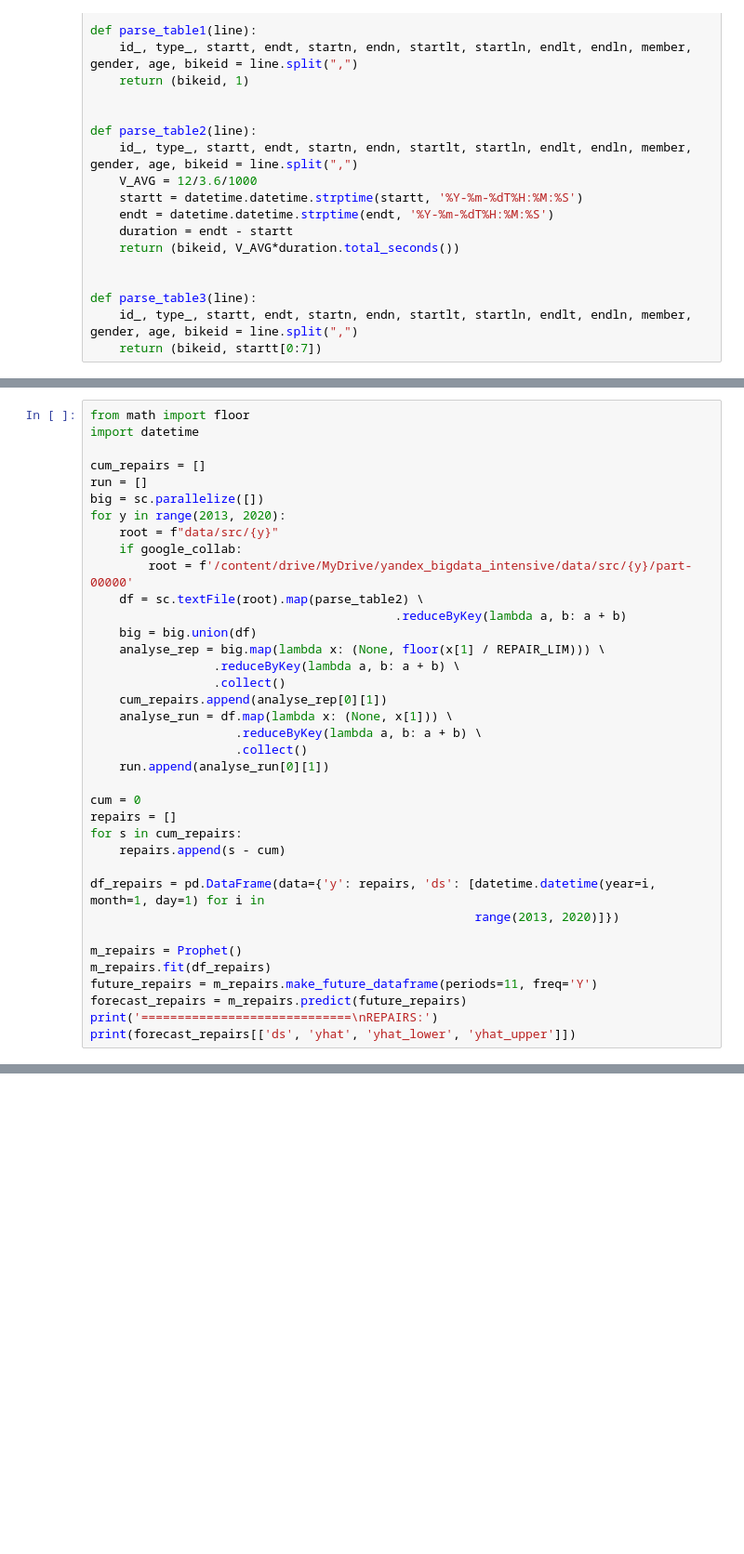
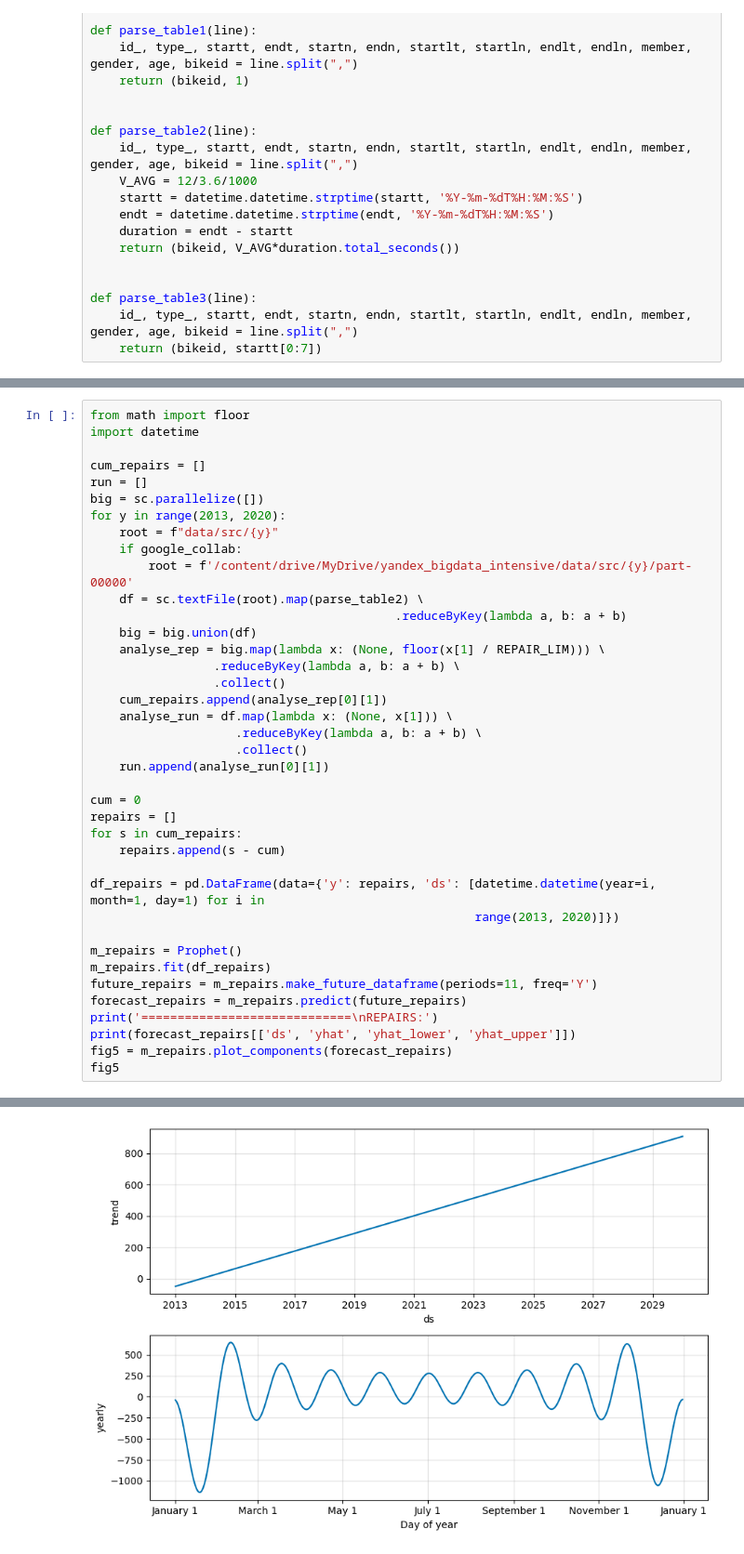
Before and after one commit to Konstantin-Kalug/yandex_bigdata_intensive, a Jupyter notebook: prophet.ipynb, the cells around one changed output, grey strips where cells are left out. Shown at 93% size. Drawn from its saved outputs; the diff is of its cells as text; blank space fills up the shorter version.

```diff
--- a/prophet.ipynb
+++ b/prophet.ipynb
@@ -432,6 +378,8 @@ future_repairs = m_repairs.make_future_dataframe(periods=11, freq='Y')
 forecast_repairs = m_repairs.predict(future_repairs)
 print('=============================\nREPAIRS:')
 print(forecast_repairs[['ds', 'yhat', 'yhat_lower', 'yhat_upper']])
+fig5 = m_repairs.plot_components(forecast_repairs)
+fig5
 # %% [output]
 INFO:prophet:Disabling weekly seasonality. Run prophet with weekly_seasonality=True to override this.
 INFO:prophet:Disabling daily seasonality. Run prophet with daily_seasonality=True to override this.
@@ -464,0 +413 @@ REPAIRS:
+[figure, added]
```
Also changed, not shown: parts of 28 cells of this notebook.
